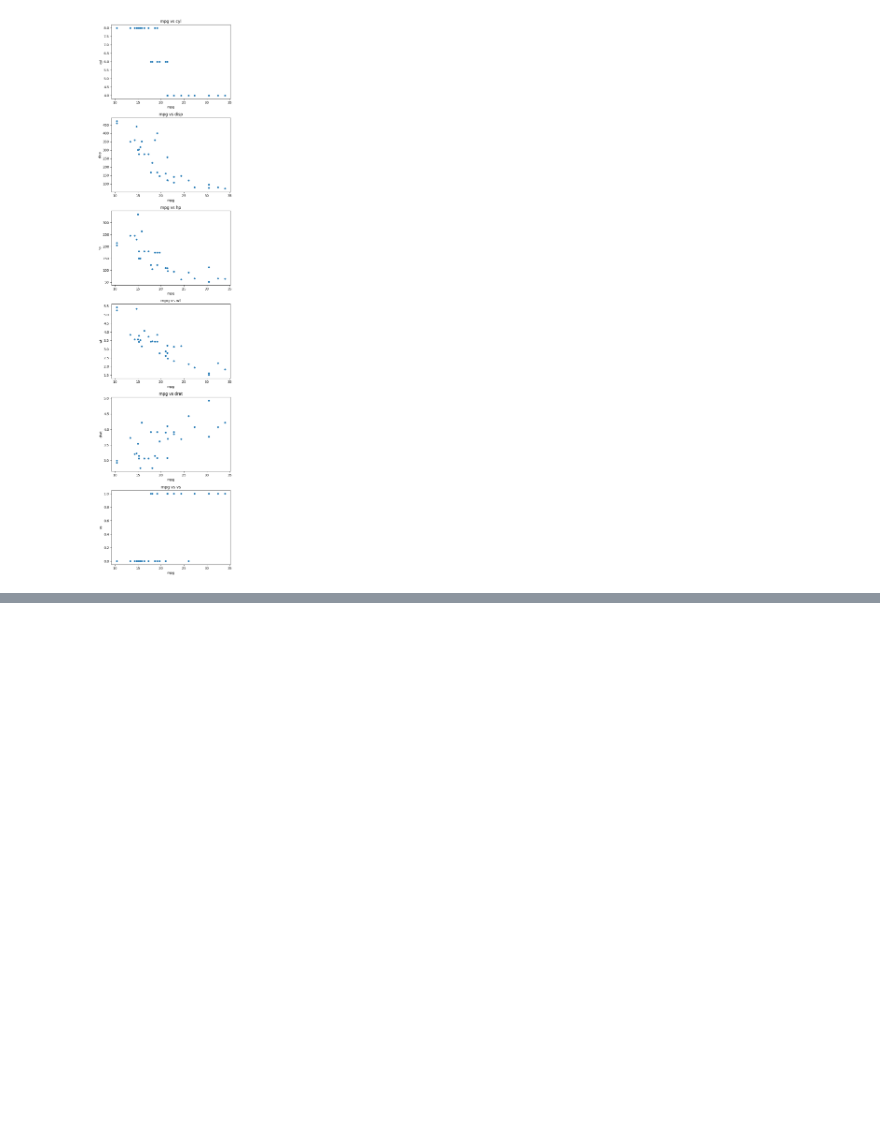
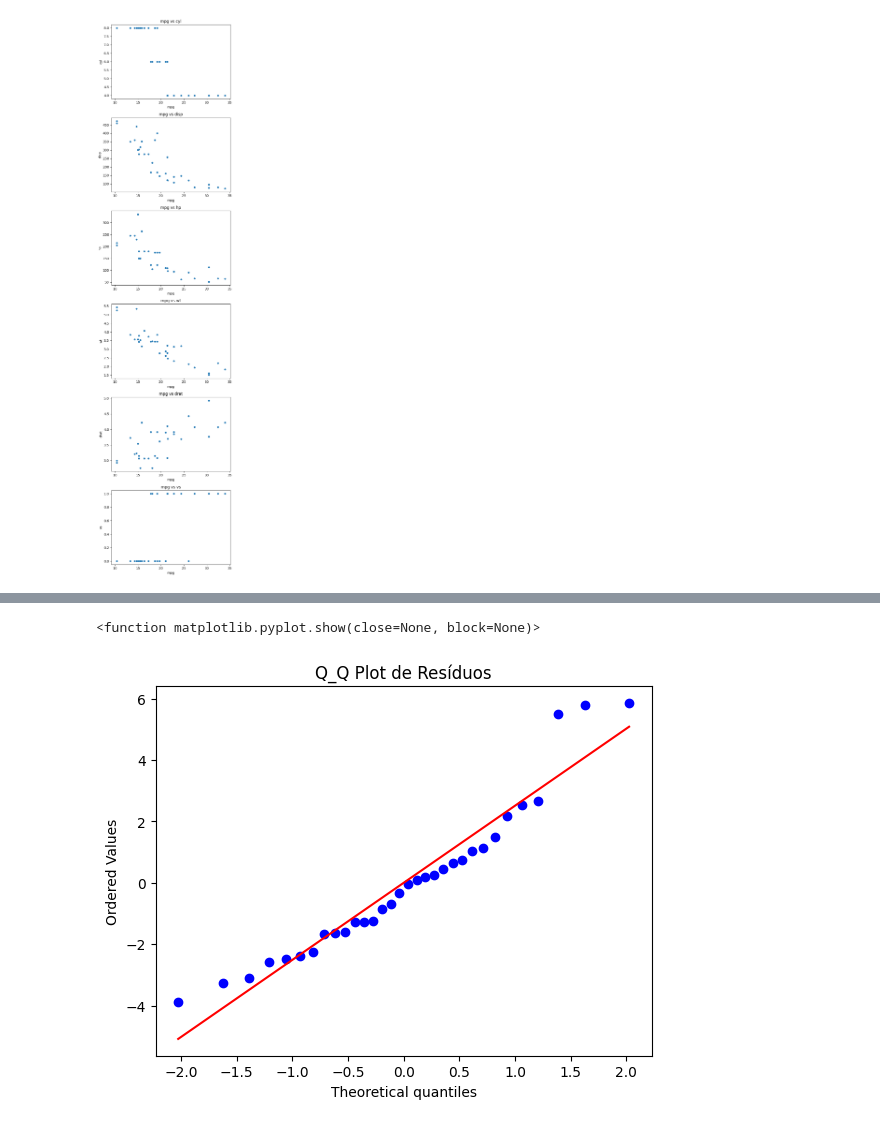
Before and after one commit to pierrout/AIML, a Jupyter notebook: RegressaoLinear.ipynb, the cells around one changed output, grey strips where cells are left out. Cells and saved outputs as stored; diff of their text form; code cells hidden in the pictures; blank space fills up the shorter version.

```diff
--- a/RegressaoLinear.ipynb
+++ b/RegressaoLinear.ipynb
@@ -111,0 +153,7 @@ plt.show
+# %%
+stats.probplot(residuos, dist="norm", plot=plt)
+plt.title("Q_Q Plot de Resíduos")
+plt.show
+# %% [output]
+<function matplotlib.pyplot.show(close=None, block=None)>
+[figure, added]
```
Also changed, not shown: parts of 11 cells of this notebook.
